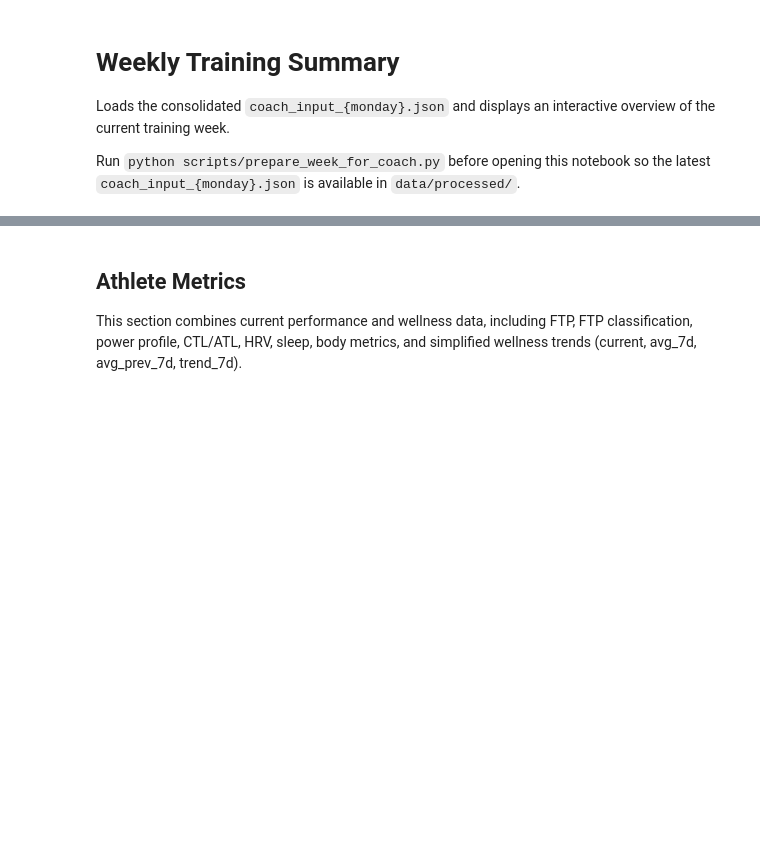
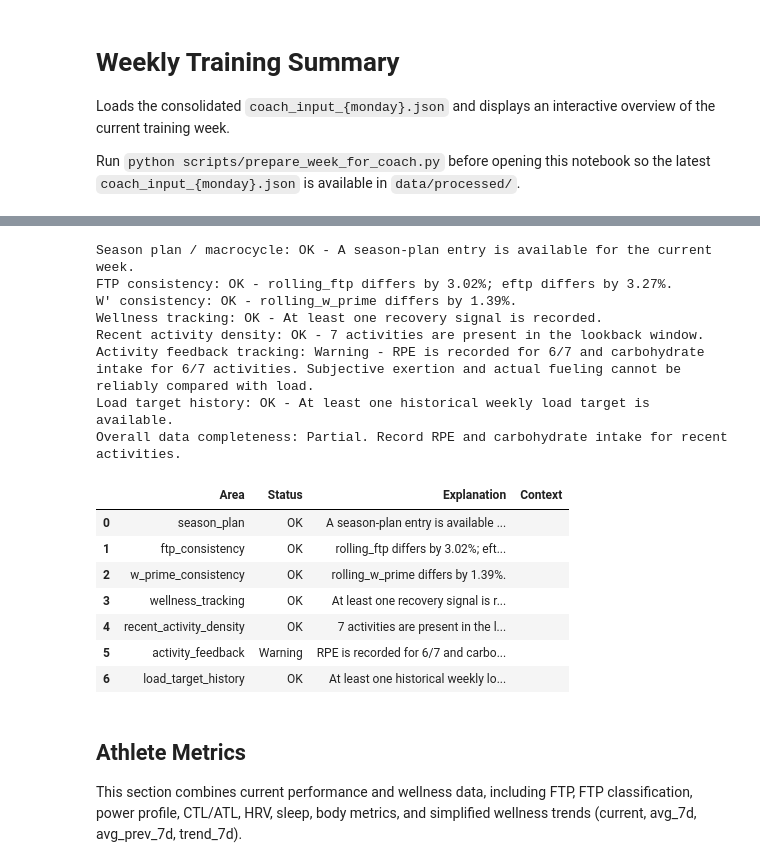
Before and after one commit to rbrands/intervals-icu-sync, a Jupyter notebook: notebooks/week_summary.ipynb, the cells around one changed output, grey strips where cells are left out. Cells and saved outputs as stored; diff of their text form; code cells hidden in the pictures; blank space fills up the shorter version.

Commit message:
feature: Data consistency check as MCP method

```diff
--- a/notebooks/week_summary.ipynb
+++ b/notebooks/week_summary.ipynb
@@ -40,3 +47,42 @@ print(f"Week starting: {data.get('week_starting', 'n/a')}")
+# %%
+import sys
+
+sys.path.insert(0, str(input_file.resolve().parents[2] / "src"))
+from intervals_icu.data_quality import check_athlete_data
+
+if isinstance(loaded, list):
+    quality_report = None
+    print("Data quality check unavailable: load a consolidated coach-input export, not an activities-only list.")
+else:
+    quality_report = check_athlete_data(data)
+    print(quality_report["report_text"])
+    quality_table = pd.DataFrame([
+        {
+            "Area": check["area"],
+            "Status": check["status"],
+            "Explanation": check["explanation"],
+            "Context": " ".join(check["context"]),
+        }
+        for check in quality_report["checks"]
+    ])
+    display(quality_table)
+# %% [output]
+Season plan / macrocycle: OK - A season-plan entry is available for the current week.
+FTP consistency: OK - rolling_ftp differs by 3.02%; eftp differs by 3.27%.
+W' consistency: OK - rolling_w_prime differs by 1.39%.
+Wellness tracking: OK - At least one recovery signal is recorded.
+Recent activity density: OK - 7 activities are present in the lookback window.
+Activity feedback tracking: Warning - RPE is recorded for 6/7 and carbohydrate intake for 6/7 activities. Subjective exertion and actual fueling cannot be reliably compared with load.
+Load target history: OK - At least one historical weekly load target is available.
+Overall data completeness: Partial. Record RPE and carbohydrate intake for recent activities.
+|  | Area | Status | Explanation | Context |
+| 0 | season_plan | OK | A season-plan entry is available ... |  |
+| 1 | ftp_consistency | OK | rolling_ftp differs by 3.02%; eft... |  |
+| 2 | w_prime_consistency | OK | rolling_w_prime differs by 1.39%. |  |
+| 3 | wellness_tracking | OK | At least one recovery signal is r... |  |
+| 4 | recent_activity_density | OK | 7 activities are present in the l... |  |
+| 5 | activity_feedback | Warning | RPE is recorded for 6/7 and carbo... |  |
+| 6 | load_target_history | OK | At least one historical weekly lo... |  |
 # %% [markdown]
 ## Athlete Metrics
 
```
Also changed, not shown: parts of 17 cells of this notebook, 11 other files.
